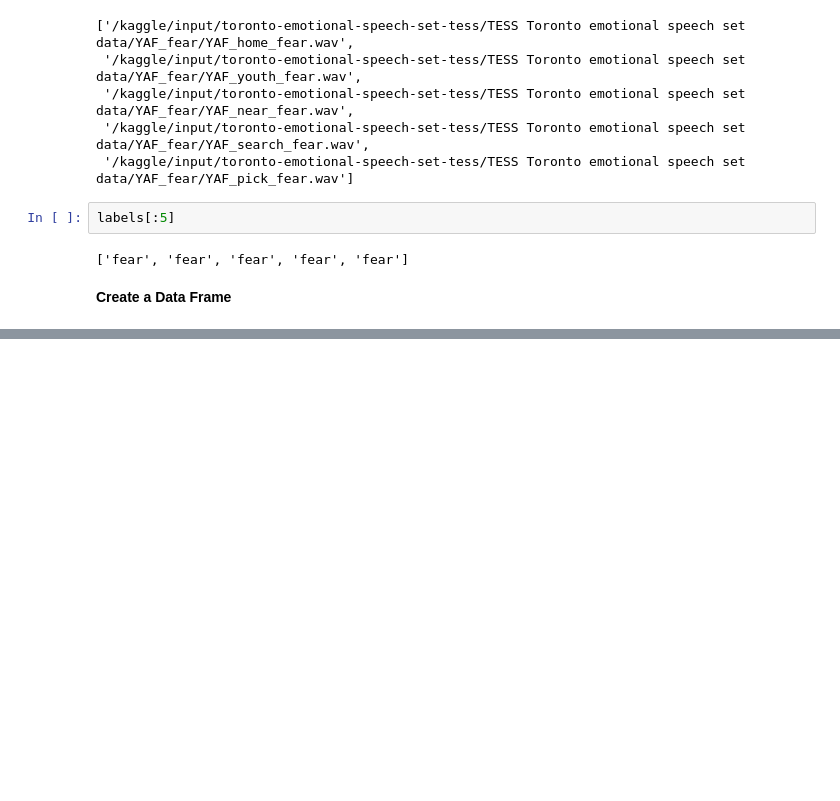
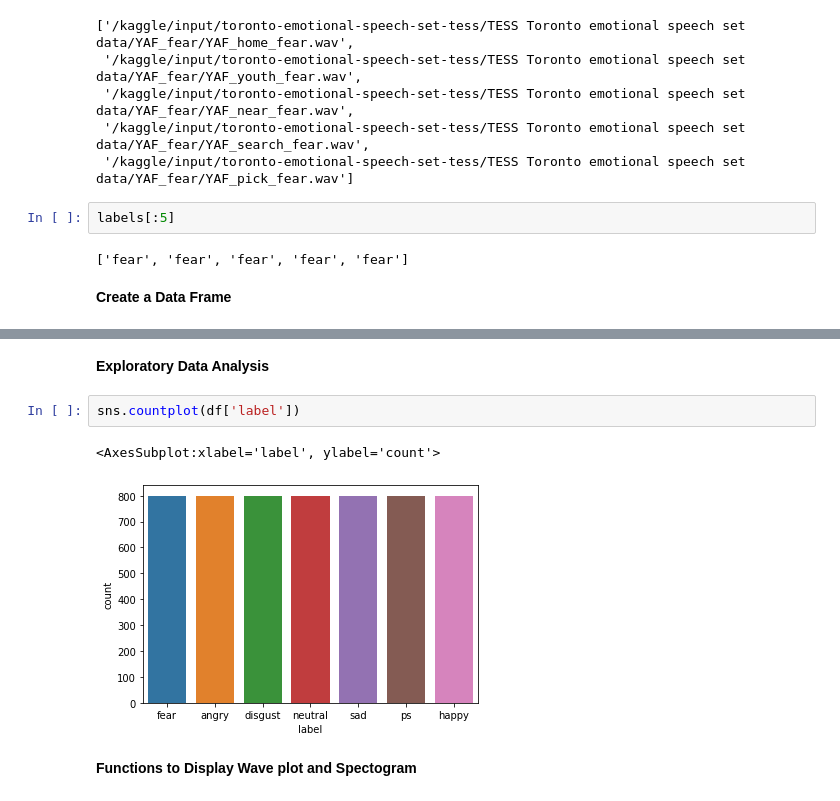
Before and after one commit to Pranit5895/Speech-Emotion-Recognition, a Jupyter notebook: speech-emotion-recognition.ipynb, the cells around one changed output, grey strips where cells are left out. Drawn from its saved outputs; the diff is of its cells as text; blank space fills up the shorter version.

Commit message:
Exploratory Data Analysis

```diff
--- a/speech-emotion-recognition.ipynb
+++ b/speech-emotion-recognition.ipynb
@@ -100,0 +83,9 @@ Name: labels, dtype: int64
+# %% [markdown]
+**Exploratory Data Analysis**
+# %%
+sns.countplot(df['label'])
+# %% [output]
+<AxesSubplot:xlabel='label', ylabel='count'>
+[figure, added]
+# %% [markdown]
+**Functions to Display Wave plot and Spectogram**
```
Also changed, not shown: parts of 12 cells of this notebook.
